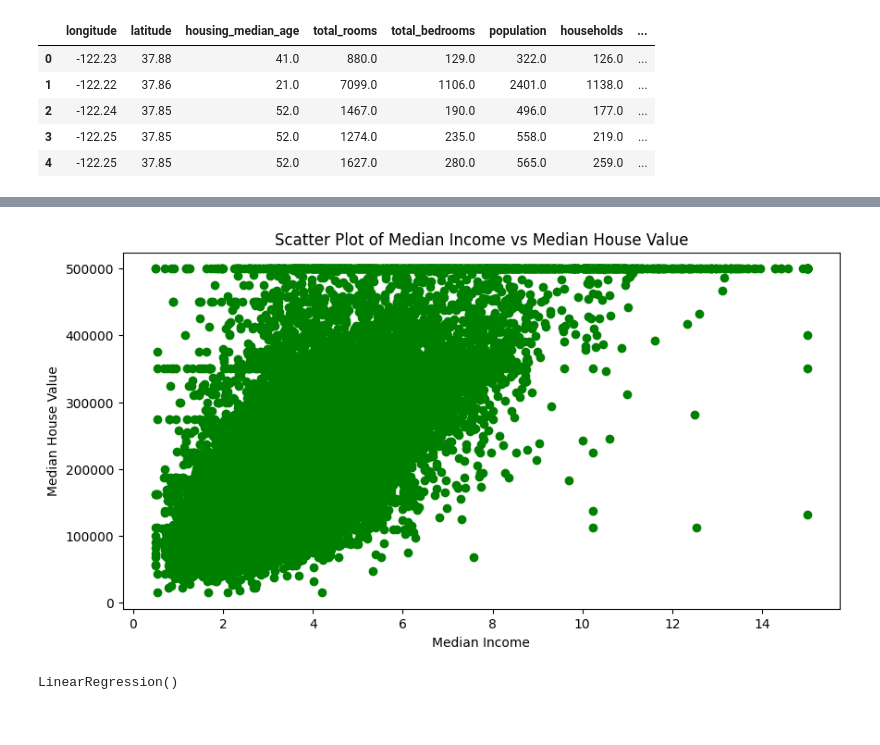
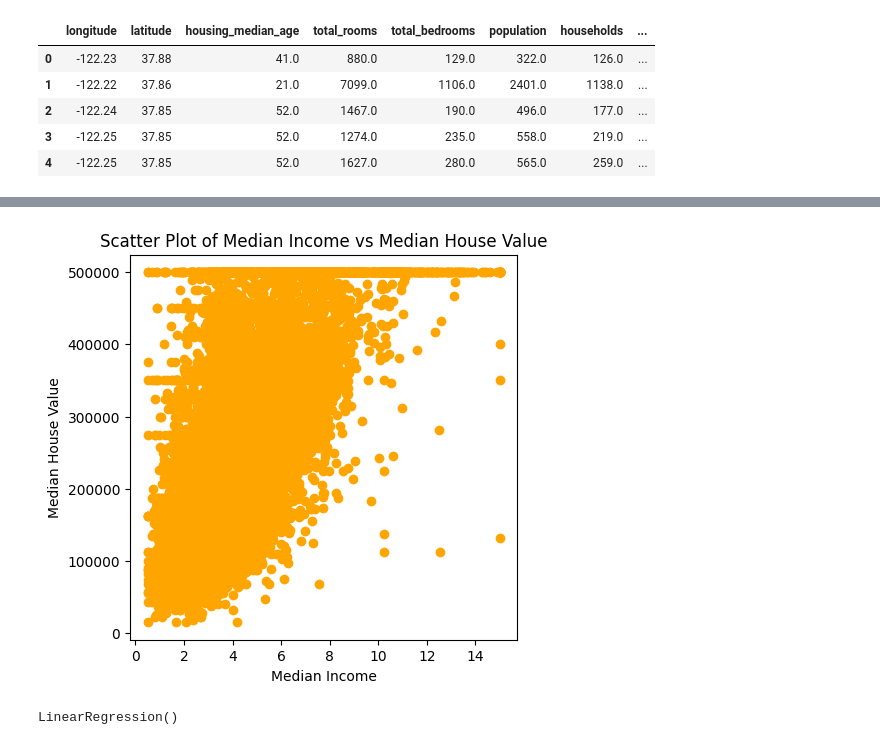
Before and after one commit to VarunReddyT/NN_Lab, a Jupyter notebook: 01_Regression/regression.ipynb, the cells around one changed output, grey strips where cells are left out. Cells and saved outputs as stored; diff of their text form; code cells hidden in the pictures.

```diff
--- a/01_Regression/regression.ipynb
+++ b/01_Regression/regression.ipynb
@@ -70,12 +70,12 @@ plt.show()
 # %%
-plt.figure(figsize=(10, 5))
-plt.scatter(data['median_income'], data['median_house_value'], color='green')
+plt.figure(figsize=(5, 5))
+plt.scatter(data['median_income'], data['median_house_value'], color='orange')
 plt.title('Scatter Plot of Median Income vs Median House Value')
 plt.xlabel('Median Income')
 plt.ylabel('Median House Value')
 plt.show()
 # %% [output]
-[figure, old version]
+[figure, new version]
 # %%
 
 X = data[['median_income']]
```
Also changed, not shown: parts of 2 cells of this notebook, 1 other file.
